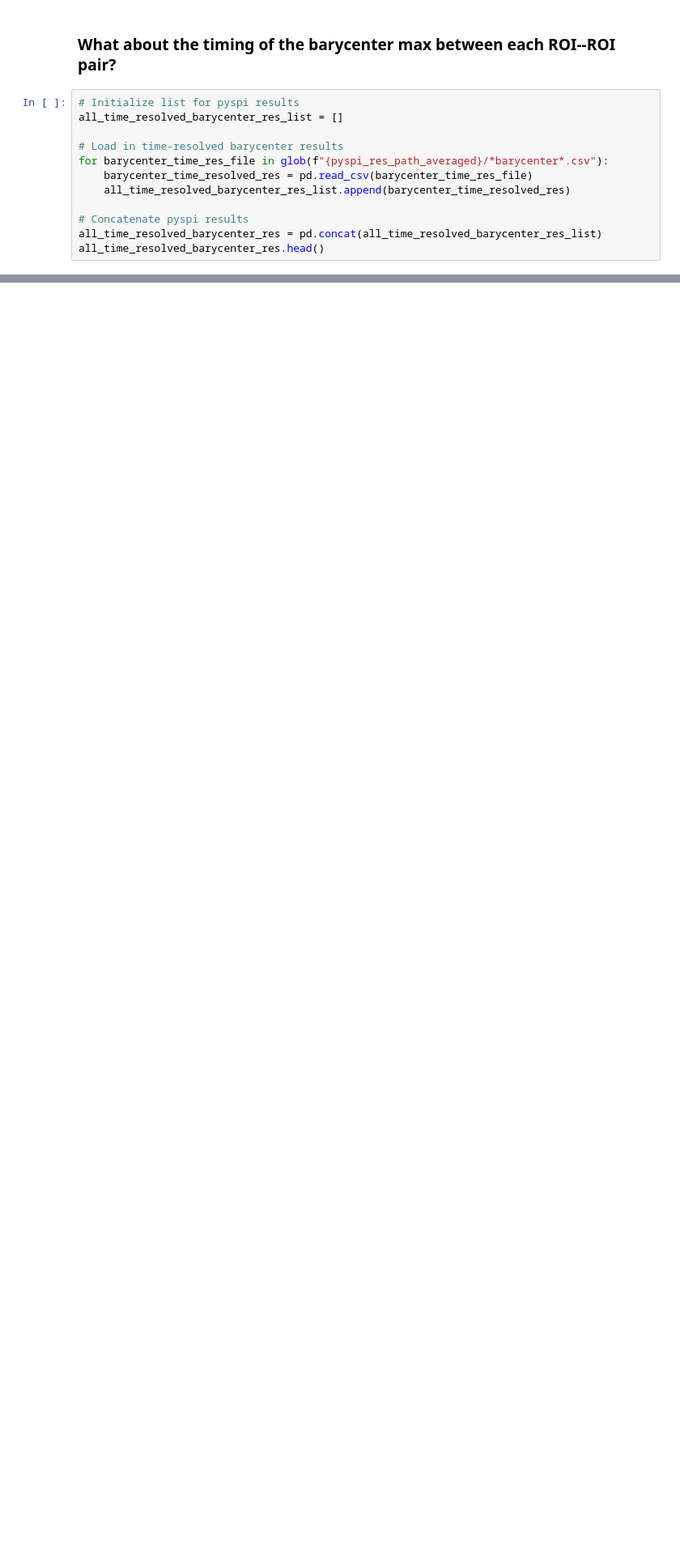
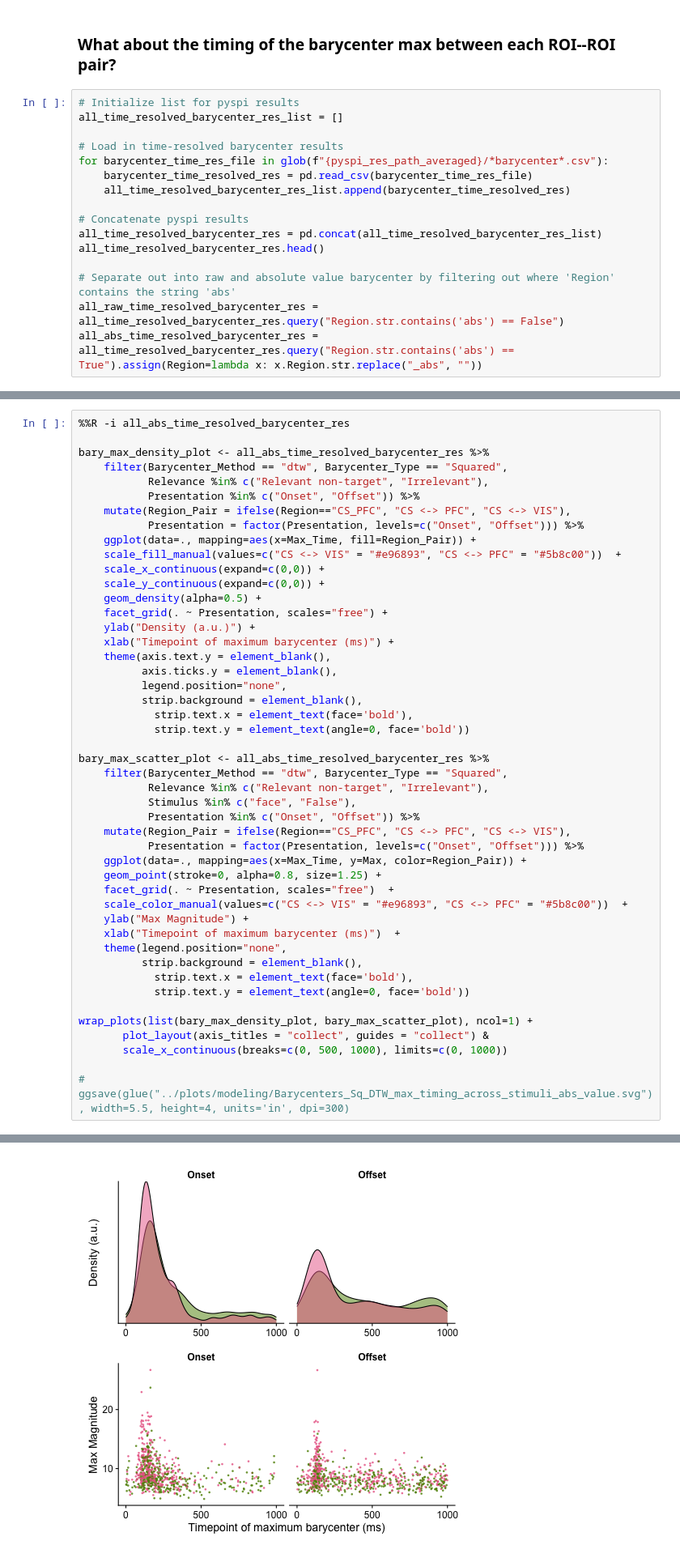
Before and after one commit to anniegbryant/MEG_functional_connectivity, a Jupyter notebook: data_visualization/barycenter_empirical_analysis.ipynb, the cells around one changed output, grey strips where cells are left out. Shown at 81% size. Drawn from its saved outputs; the diff is of its cells as text; blank space fills up the shorter version.

Commit message:
Polarity analyses to support absolute value calculations

```diff
--- a/data_visualization/barycenter_empirical_analysis.ipynb
+++ b/data_visualization/barycenter_empirical_analysis.ipynb
@@ -421,3 +424,7 @@ for barycenter_time_res_file in glob(f"{pyspi_res_path_averaged}/*barycenter*.cs
 # Concatenate pyspi results
 all_time_resolved_barycenter_res = pd.concat(all_time_resolved_barycenter_res_list)
 all_time_resolved_barycenter_res.head()
+
+# Separate out into raw and absolute value barycenter by filtering out where 'Region' contains the string 'abs'
+all_raw_time_resolved_barycenter_res = all_time_resolved_barycenter_res.query("Region.str.contains('abs') == False")
+all_abs_time_resolved_barycenter_res = all_time_resolved_barycenter_res.query("Region.str.contains('abs') == True").assign(Region=lambda x: x.Region.str.replace("_abs", ""))
@@ -479,3 +479,51 @@ wrap_plots(list(bary_max_density_plot, bary_max_scatter_plot), ncol=1) +
 Scale for x is already present.
 Adding another scale for x, which will replace the existing scale.
 [figure]
+# %%
+%%R -i all_abs_time_resolved_barycenter_res
+
+bary_max_density_plot <- all_abs_time_resolved_barycenter_res %>%
+    filter(Barycenter_Method == "dtw", Barycenter_Type == "Squared",
+           Relevance %in% c("Relevant non-target", "Irrelevant"),
+           Presentation %in% c("Onset", "Offset")) %>%
+    mutate(Region_Pair = ifelse(Region=="CS_PFC", "CS <-> PFC", "CS <-> VIS"),
+           Presentation = factor(Presentation, levels=c("Onset", "Offset"))) %>%
+    ggplot(data=., mapping=aes(x=Max_Time, fill=Region_Pair)) +
+    scale_fill_manual(values=c("CS <-> VIS" = "#e96893", "CS <-> PFC" = "#5b8c00"))  +
+    scale_x_continuous(expand=c(0,0)) +
+    scale_y_continuous(expand=c(0,0)) +
+    geom_density(alpha=0.5) +
+    facet_grid(. ~ Presentation, scales="free") +
+    ylab("Density (a.u.)") +
+    xlab("Timepoint of maximum barycenter (ms)") +
+    theme(axis.text.y = element_blank(),
+          axis.ticks.y = element_blank(),
+          legend.position="none",
+          strip.background = element_blank(),
+            strip.text.x = element_text(face='bold'),
+            strip.text.y = element_text(angle=0, face='bold'))
+
+bary_max_scatter_plot <- all_abs_time_resolved_barycenter_res %>%
+    filter(Barycenter_Method == "dtw", Barycenter_Type == "Squared",
+           Relevance %in% c("Relevant non-target", "Irrelevant"),
+           Stimulus %in% c("face", "False"),
+           Presentation %in% c("Onset", "Offset")) %>%
+    mutate(Region_Pair = ifelse(Region=="CS_PFC", "CS <-> PFC", "CS <-> VIS"),
+           Presentation = factor(Presentation, levels=c("Onset", "Offset"))) %>%
+    ggplot(data=., mapping=aes(x=Max_Time, y=Max, color=Region_Pair)) +
+    geom_point(stroke=0, alpha=0.8, size=1.25) +
+    facet_grid(. ~ Presentation, scales="free")  +
+    scale_color_manual(values=c("CS <-> VIS" = "#e96893", "CS <-> PFC" = "#5b8c00"))  +
+    ylab("Max Magnitude") +
+    xlab("Timepoint of maximum barycenter (ms)")  +
+    theme(legend.position="none",
+          strip.background = element_blank(),
+            strip.text.x = element_text(face='bold'),
+            strip.text.y = element_text(angle=0, face='bold'))
+
+wrap_plots(list(bary_max_density_plot, bary_max_scatter_plot), ncol=1) +
+       plot_layout(axis_titles = "collect", guides = "collect") &
+       scale_x_continuous(breaks=c(0, 500, 1000), limits=c(0, 1000))
+
+# ggsave(glue("../plots/modeling/Barycenters_Sq_DTW_max_timing_across_stimuli_abs_value.svg"), width=5.5, height=4, units='in', dpi=300)
+# %% [output]
@@ -482,3 +532,4 @@ Adding another scale for x, which will replace the existing scale.
+[figure, added]
 # %% [markdown]
 ## Compare empirical results with model-derived simulated time series
 # %%
```
Also changed, not shown: parts of 9 cells of this notebook, 25 other files.
